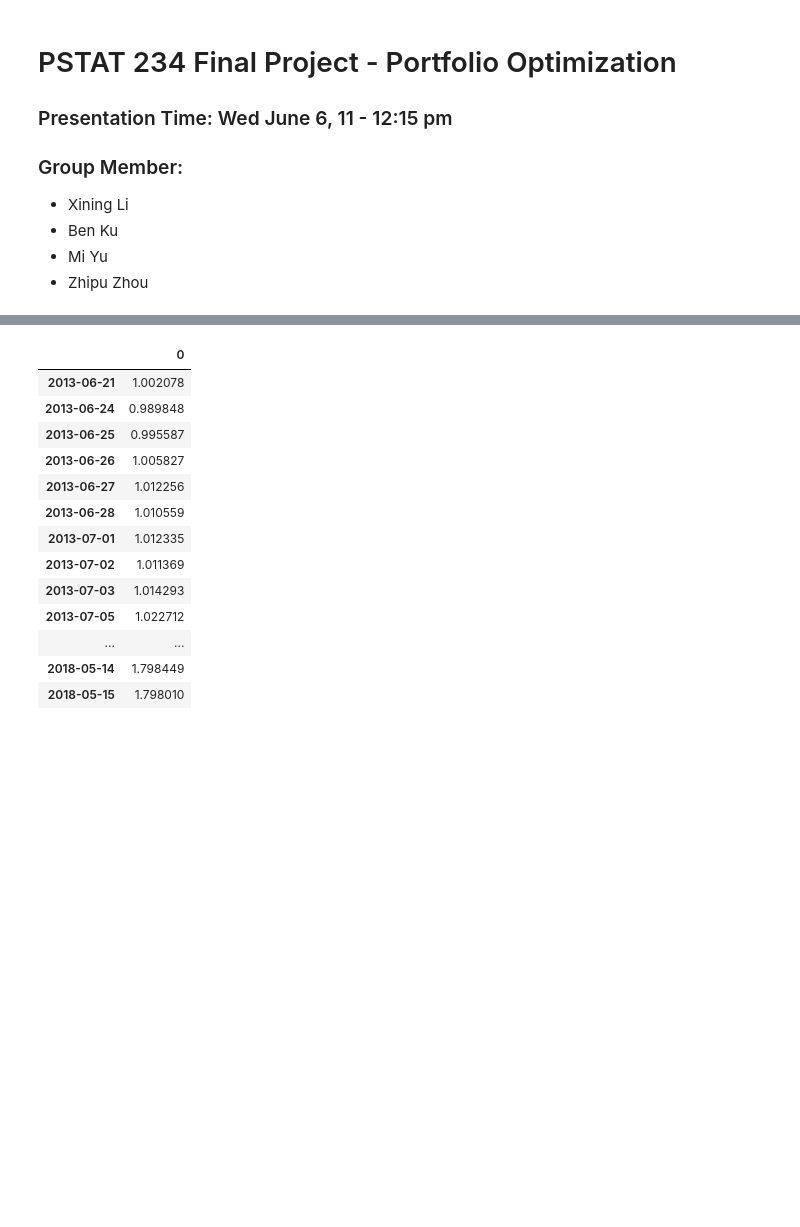
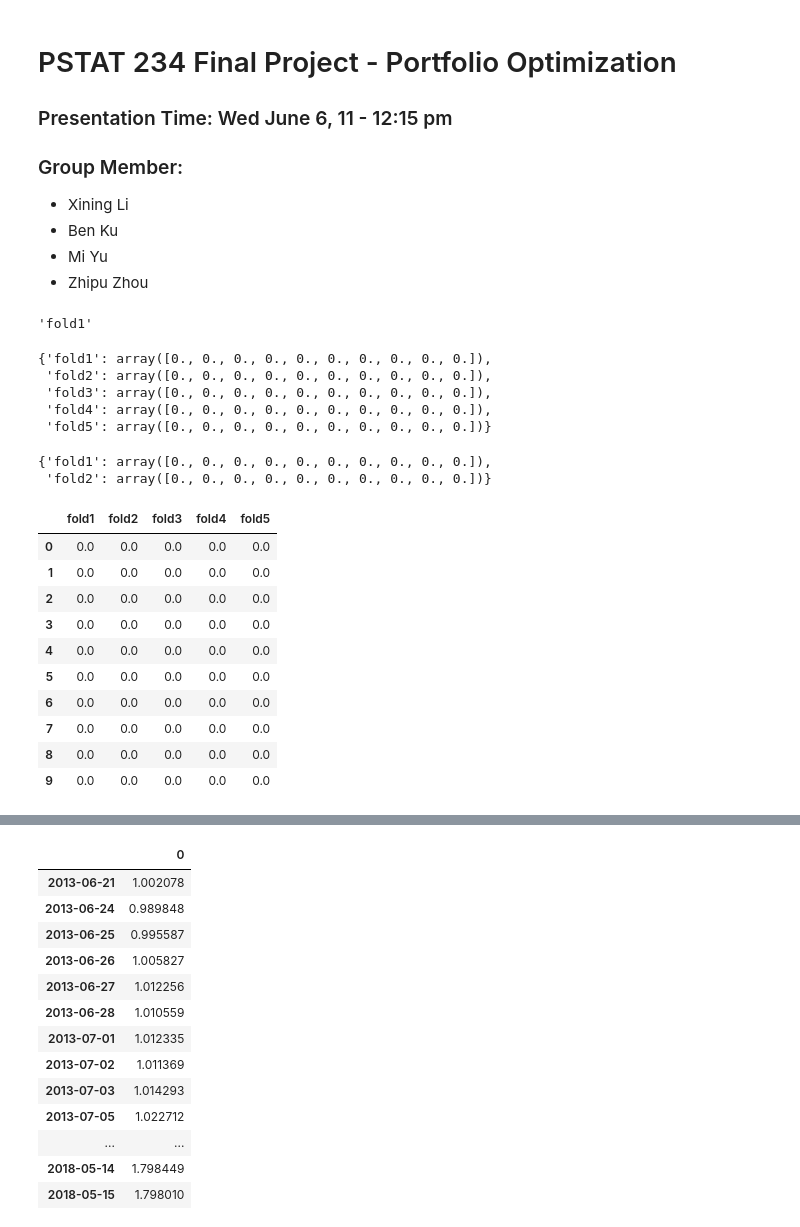
Before and after one commit to Boukos/PSTAT_234_Final_Project, a Jupyter notebook: PortfolioClass.ipynb, the cells around one changed output, grey strips where cells are left out. Cells and saved outputs as stored; diff of their text form; code cells hidden in the pictures; blank space fills up the shorter version.

```diff
--- a/PortfolioClass.ipynb
+++ b/PortfolioClass.ipynb
@@ -10,0 +23,29 @@
+# %%
+
+alpha = np.arange(0, 0.5, 0.05)
+pr_all  =pd.DataFrame({'fold1':np.zeros(len(alpha)),'fold2':np.zeros(len(alpha)),
+                          'fold3':np.zeros(len(alpha)),'fold4':np.zeros(len(alpha)),
+                           'fold5':np.zeros(len(alpha))})
+# %%
+str('fold'+str(1))
+# %% [output]
+'fold1'
+# %%
+n_fold=5
+default_data ={'fold1':np.zeros(len(alpha))}
+
+for ticker in range(n_fold):
+    default_data.update({str('fold'+str(ticker+1)): np.zeros(len(alpha))})
+default_data
+# %% [output]
+{'fold1': array([0., 0., 0., 0., 0., 0., 0., 0., 0., 0.]),
+ 'fold2': array([0., 0., 0., 0., 0., 0., 0., 0., 0., 0.]),
+ 'fold3': array([0., 0., 0., 0., 0., 0., 0., 0., 0., 0.]),
+ 'fold4': array([0., 0., 0., 0., 0., 0., 0., 0., 0., 0.]),
+ 'fold5': array([0., 0., 0., 0., 0., 0., 0., 0., 0., 0.])}
+# %%
+default_data.update({'fold2': np.zeros(len(alpha))})
+default_data
+# %% [output]
+{'fold1': array([0., 0., 0., 0., 0., 0., 0., 0., 0., 0.]),
+ 'fold2': array([0., 0., 0., 0., 0., 0., 0., 0., 0., 0.])}
@@ -11 +56,15 @@
+# %%
+pr_all
+# %% [output]
+|  | fold1 | fold2 | fold3 | fold4 | fold5 |
+| 0 | 0.0 | 0.0 | 0.0 | 0.0 | 0.0 |
+| 1 | 0.0 | 0.0 | 0.0 | 0.0 | 0.0 |
+| 2 | 0.0 | 0.0 | 0.0 | 0.0 | 0.0 |
+| 3 | 0.0 | 0.0 | 0.0 | 0.0 | 0.0 |
+| 4 | 0.0 | 0.0 | 0.0 | 0.0 | 0.0 |
+| 5 | 0.0 | 0.0 | 0.0 | 0.0 | 0.0 |
+| 6 | 0.0 | 0.0 | 0.0 | 0.0 | 0.0 |
+| 7 | 0.0 | 0.0 | 0.0 | 0.0 | 0.0 |
+| 8 | 0.0 | 0.0 | 0.0 | 0.0 | 0.0 |
+| 9 | 0.0 | 0.0 | 0.0 | 0.0 | 0.0 |
 # %%
```
Also changed, not shown: parts of 5 cells of this notebook.
